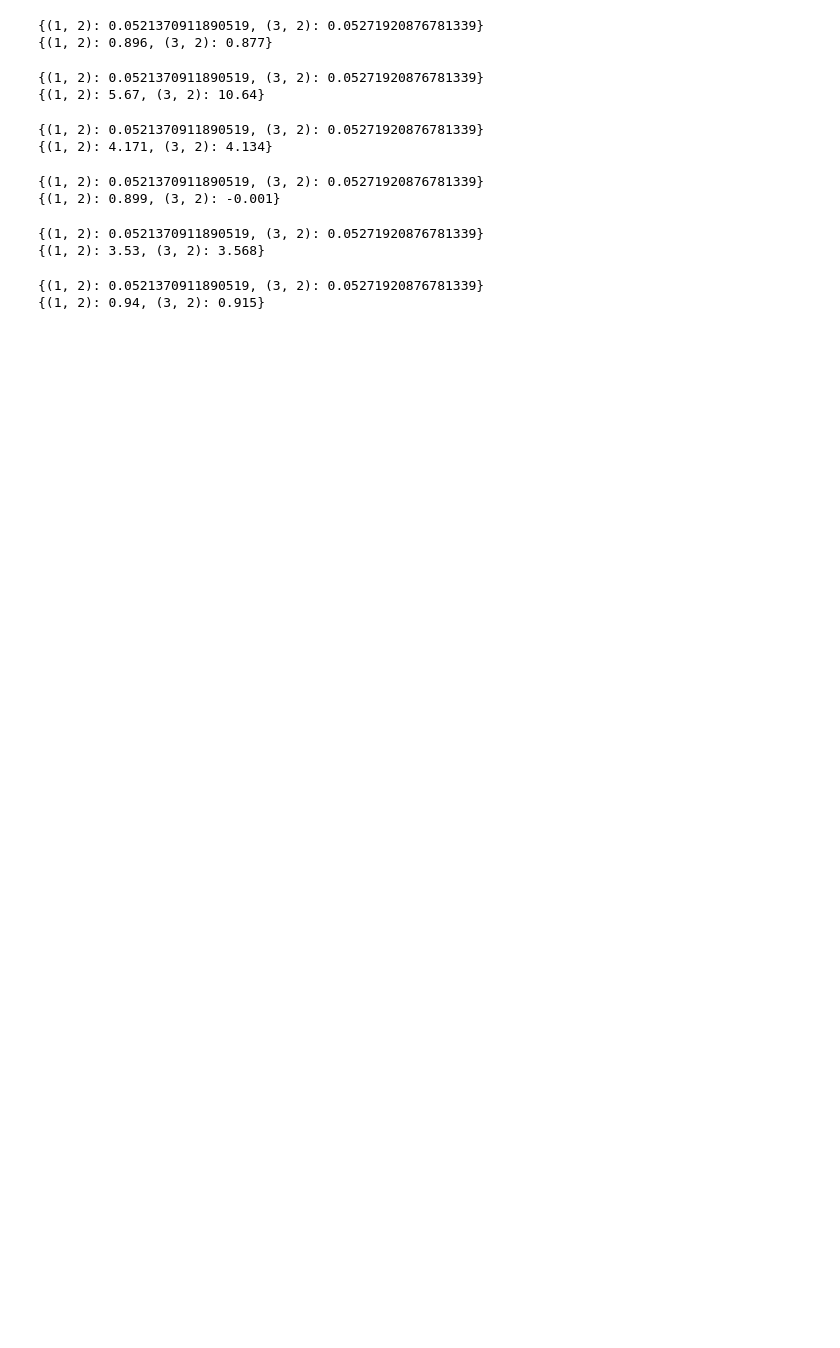
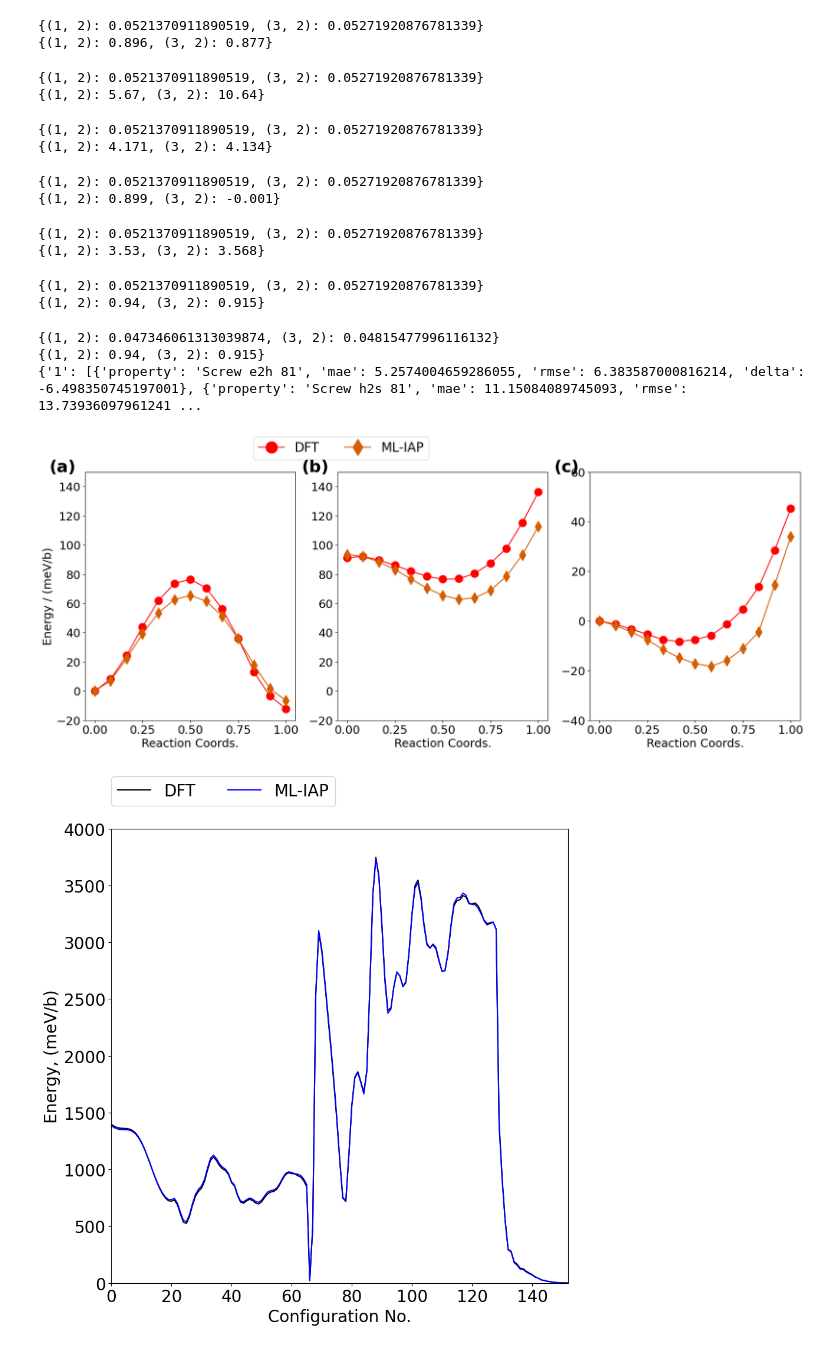
Before and after one commit to TheNewPing/POTline, a Jupyter notebook: src/metrics.ipynb, the cells around one changed output. Drawn from its saved outputs; the diff is of its cells as text; code cells hidden in the pictures; blank space fills up the shorter version.

```diff
--- a/src/metrics.ipynb
+++ b/src/metrics.ipynb
@@ -75,3 +75,14 @@ print(grace_metrics.calculate_inference_time())
 # %% [output]
 {(1, 2): 0.0521370911890519, (3, 2): 0.05271920876781339}
 {(1, 2): 0.94, (3, 2): 0.915}
+# %%
+grace_easy_metrics = MetricsCalculator(Path('/scratch/p319875/POTline/easy_test/grace_fs'))
+print(grace_easy_metrics.calculate_q_factors())
+print(grace_easy_metrics.calculate_inference_time())
+print(grace_easy_metrics.plot_screw_dislocation())
+# %% [output]
+{(1, 2): 0.047346061313039874, (3, 2): 0.04815477996116132}
+{(1, 2): 0.94, (3, 2): 0.915}
+{'1': [{'property': 'Screw e2h 81', 'mae': 5.2574004659286055, 'rmse': 6.383587000816214, 'delta': -6.498350745197001}, {'property': 'Screw h2s 81', 'mae': 11.15084089745093, 'rmse': 13.73936097961241 ...
+[figure, added]
+[figure, added]
```
Also changed, not shown: parts of 2 cells of this notebook, 1 other file.
